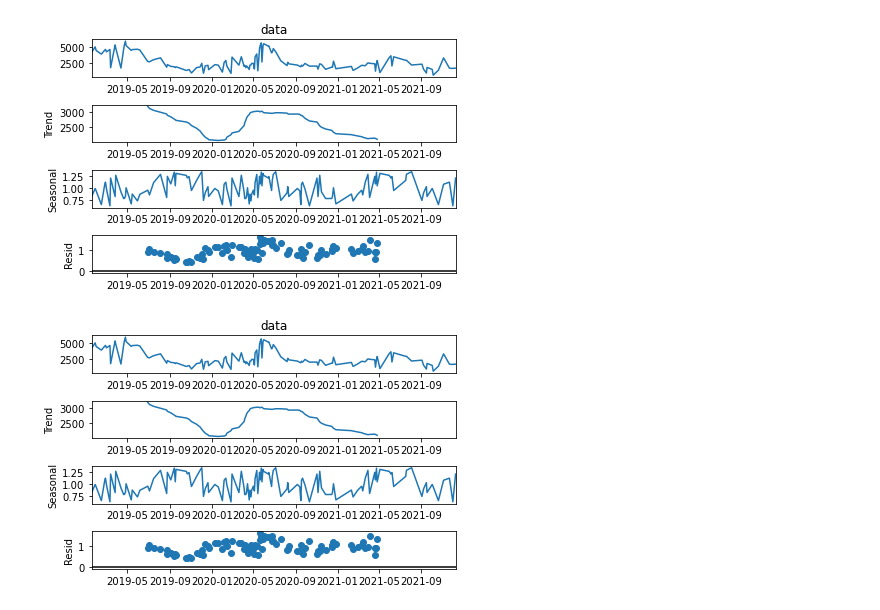
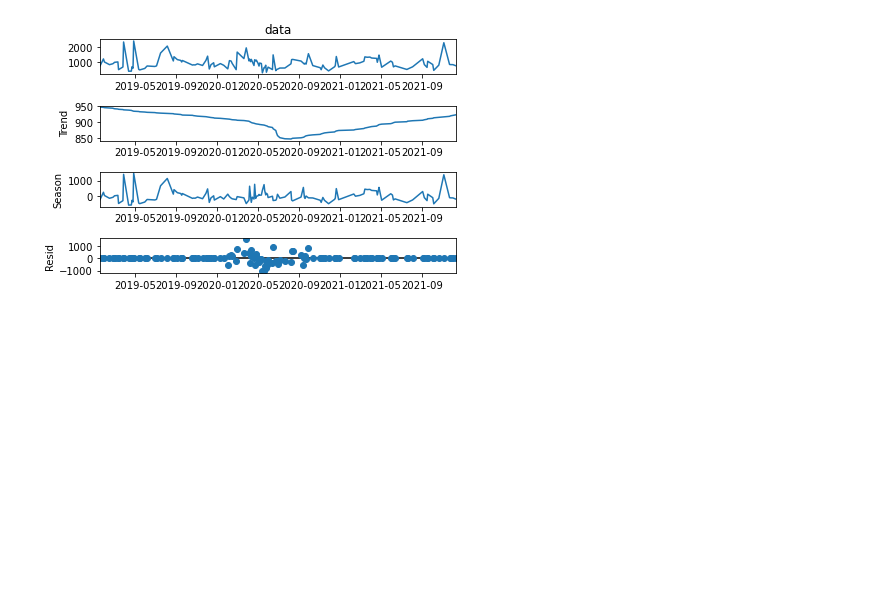
Before and after one commit to NirliptaPande/Vienna, a Jupyter notebook: visual.ipynb, the cells around one changed output. Cells and saved outputs as stored; diff of their text form; code cells hidden in the pictures; blank space fills up the shorter version.

```diff
--- a/visual.ipynb
+++ b/visual.ipynb
@@ -99,0 +109,13 @@ plt.plot(df.index,df['data'],  linestyle='-',marker='.')
+# %%
+for start_datetime_np in date04:
+    geotiff_path = df04.loc[df04['start_datetime'] == start_datetime_np]['raster_path'].values[0]
+    partial_raster = Raster(geotiff_path, window=window)
+    temp = partial_raster.array.reshape(size[1],size[0])
+    ip04.append(temp)
+ip04 = np.array(ip04)
+b04_45_32 = ip04[:,45,32]
+b04_45_32 = b04_45_32.astype('float')
+b04_45_32[b04_45_32 == 0] = 'nan'
+b04_25_16 = ip04[:,25,16]
+b04_25_16 = b04_25_16.astype('float')
+b04_25_16[b04_25_16 == 0] = 'nan'
@@ -99,0 +151,13 @@ plt.plot(df.index,df['data'],  linestyle='-',marker='.')
+# %%
+for start_datetime_np in date03:
+    geotiff_path = df03.loc[df03['start_datetime'] == start_datetime_np]['raster_path'].values[0]
+    partial_raster = Raster(geotiff_path, window=window)
+    temp = partial_raster.array.reshape(size[1],size[0])
+    ip03.append(temp)
+ip03 = np.array(ip03)
+b03_45_32 = ip03[:,45,32]
+b03_45_32 = b03_45_32.astype('float')
+b03_45_32[b03_45_32 == 0] = 'nan'
+b03_25_16 = ip03[:,25,16]
+b03_25_16 = b03_25_16.astype('float')
+b03_25_16[b03_25_16 == 0] = 'nan'
@@ -99,0 +181,7 @@ plt.plot(df.index,df['data'],  linestyle='-',marker='.')
+# %%
+df45_32_03 = pd. DataFrame({'dates':date03,'data':b03_45_32}, columns=['dates','data'])
+df45_32_03.dropna(inplace=True)
+df45_32_03.set_index('dates',inplace=True)
+df45_32_03.index=pd.to_datetime(df45_32_03.index)
+plt.figure(figsize=(15,10))
+plt.plot(df45_32_03.index,df45_32_03['data'],  linestyle='-',marker='.')
@@ -118,7 +249,7 @@ result.plot()
 # %%
-result=seasonal_decompose(df['data'],model ='multiplicative',period=40)
-result.plot()
+stl = STL(df45_32_03['data'], period =42, robust = True)
+res = stl.fit()
+fig = res.plot()
 # %% [output]
-[figure, old version]
+[figure, new version]
-[figure, removed]
 # %%
```
Also changed, not shown: parts of 40 cells of this notebook, 13 other files.
